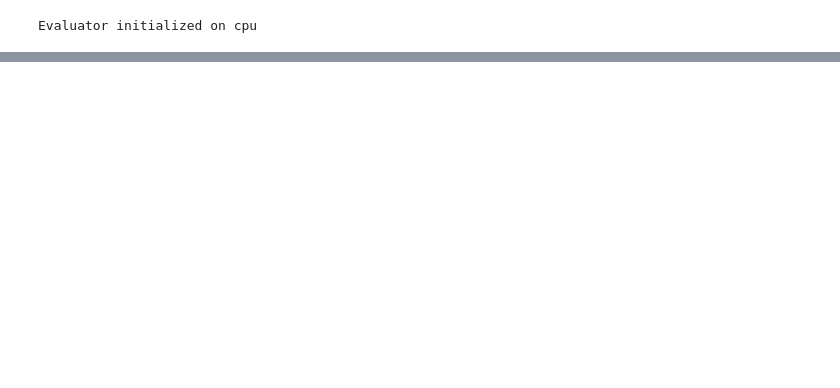
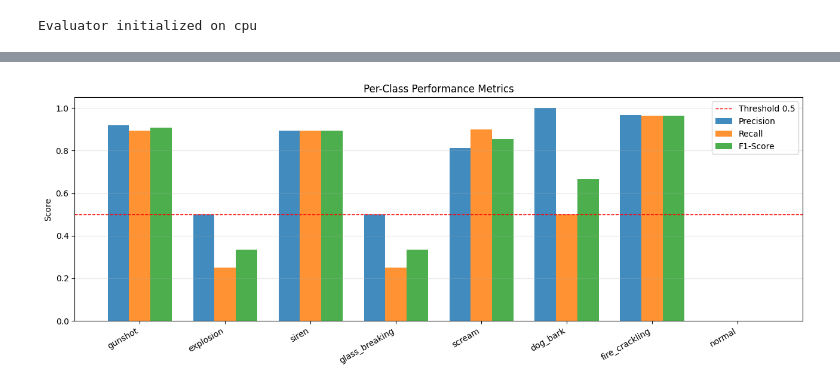
Before and after one commit to itzKieuMinh05/audio_event_detection, a Jupyter notebook: notebooks/03_results_visualization.ipynb, the cells around one changed output, grey strips where cells are left out. Saved outputs shown, nothing was run; the diff lists cells and outputs as text; code cells hidden in the pictures; blank space fills up the shorter version.

```diff
--- a/notebooks/03_results_visualization.ipynb
+++ b/notebooks/03_results_visualization.ipynb
@@ -59,0 +89,27 @@ Evaluating model...
+# %%
+# ── 2. Per-class Metrics ─────────────────────────────────────
+metrics = results['metrics']
+
+precision = [metrics.get(f'precision_{c}', 0) for c in class_names]
+recall    = [metrics.get(f'recall_{c}', 0)    for c in class_names]
+f1        = [metrics.get(f'f1_{c}', 0)        for c in class_names]
+
+x = np.arange(len(class_names))
+width = 0.25
+
+fig, ax = plt.subplots(figsize=(13, 5))
+ax.bar(x - width, precision, width, label='Precision', alpha=0.85)
+ax.bar(x,         recall,    width, label='Recall',    alpha=0.85)
+ax.bar(x + width, f1,        width, label='F1-Score',  alpha=0.85)
+
+ax.set_xticks(x)
+ax.set_xticklabels(class_names, rotation=30, ha='right')
+ax.set_ylabel('Score')
+ax.set_title('Per-Class Performance Metrics')
+ax.axhline(0.5, color='red', linestyle='--', linewidth=1, label='Threshold 0.5')
+ax.legend()
+ax.grid(axis='y', alpha=0.3)
+plt.tight_layout()
+plt.show()
+# %% [output]
+[figure, added]
```
Also changed, not shown: parts of 8 cells of this notebook, 1 other file.
